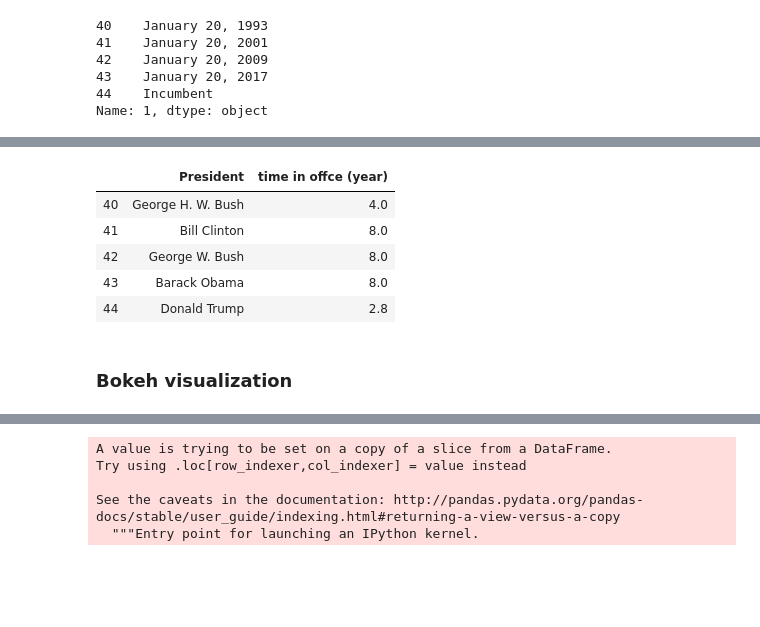
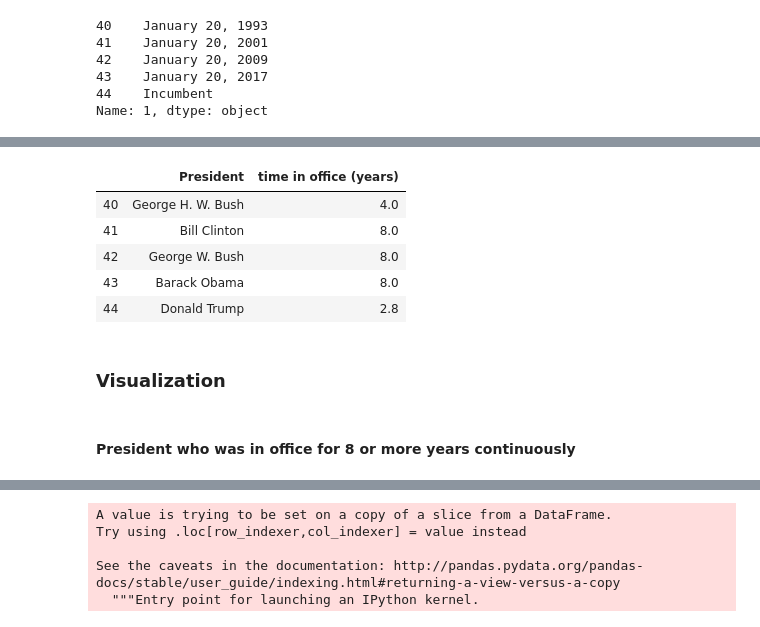
Before and after one commit to jyotipba-zz/Wiki_US_Presidents_Scraping, a Jupyter notebook: US_Presidents_wiki.ipynb, the cells around one changed output, grey strips where cells are left out. Cells and saved outputs as stored; diff of their text form; code cells hidden in the pictures; blank space fills up the shorter version.

```diff
--- a/US_Presidents_wiki.ipynb
+++ b/US_Presidents_wiki.ipynb
@@ -128,6 +153,7 @@ print(df.shape)
 | 3 | 4 | March 4, 1809–March 4, 1817 | James Madison1751–1836(Lived: 85 ... | 5thUnited States secretary of sta... | Democratic-Republican | 1808 | George ClintonMarch 4, 1809 – Apr... |
 | 4 | 5 | March 4, 1817–March 4, 1825 | James Monroe1758–1831(Lived: 73 y... | 7thUnited States secretary of sta... | Democratic-Republican | 1816 | Daniel D. Tompkins |
 # %%
+column_name = get_table_header()
 column_name.insert(0, 'Presidency Number')
 column_name
 # %% [output]
@@ -150,2 +176,6 @@ df.tail()
 | 43 | 44 | January 20, 2009–January 20, 2017 | Barack ObamaBorn 1961(58 years old) | U.S. senator (Class 3) from Illin... | Democratic | 2008 | Joe Biden |
 | 44 | 45 | January 20, 2017–Incumbent | Donald TrumpBorn 1946(73 years old) | President and Chairman of The Tru... | Republican | 2016 | Mike Pence |
+# %%
+## drop Election and Vice President columns
+df = df.drop(['Election', 'Vice President'], axis=1)
+df.columns
@@ -257,10 +275,8 @@ df.head()
 # %% [markdown]
 ####  Displaying the dataframe with image of each president
 # %%
-#df.drop('image', axis=1, inplace=True)
-# First insert new column in original dataframe that contain link to each image
-df.insert(3, 'image',image_link)
-#df.head()
+# insert new column called image
+df.insert(3, 'image',image_links)
 # %%
 # convert  links to html tags
 def path_to_image_html(path):
@@ -270,3 +286,8 @@ pd.set_option('display.max_colwidth', -1)
 HTML(df.to_html(escape=False ,formatters=dict(image=path_to_image_html)))
 # %% [output]
 [interactive output not drawn]
+# %%
+ ## We see that Party column is still not totally clean. So, clean it by removing all the char after party name
+df['Party']=df['Party'].str.replace('April.*', '')
+df.loc[15]['Party']='Republican' # Change Abraham Lincoln's party to republican
+df.Party.value_counts()
@@ -334,14 +364,16 @@ Index(['Presidency Number', 'Presidency', 'President', 'time in offce (year)',
       dtype='object')
 # %%
-df[['President','time in offce (year)']].tail()
+df[['President','time in office (years)']].tail()
 # %% [output]
-|  | President | time in offce (year) |
+|  | President | time in office (years) |
 | 40 | George H. W. Bush | 4.0 |
 | 41 | Bill Clinton | 8.0 |
 | 42 | George W. Bush | 8.0 |
 | 43 | Barack Obama | 8.0 |
 | 44 | Donald Trump | 2.8 |
-# %% [markdown]
-### Bokeh visualization
+# %% [markdown]
+###  Visualization
+# %% [markdown]
+#### President who was in office for 8  or more years continuously
 # %%
 ## Get all the president who was in office for 8  or more years continuously
```
Also changed, not shown: parts of 50 cells of this notebook, 1 other file.
